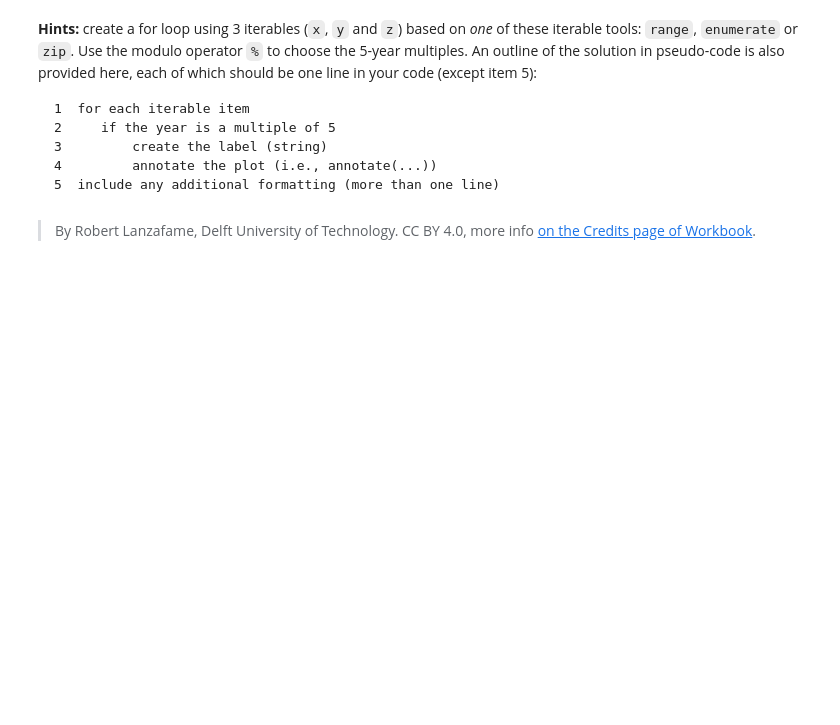
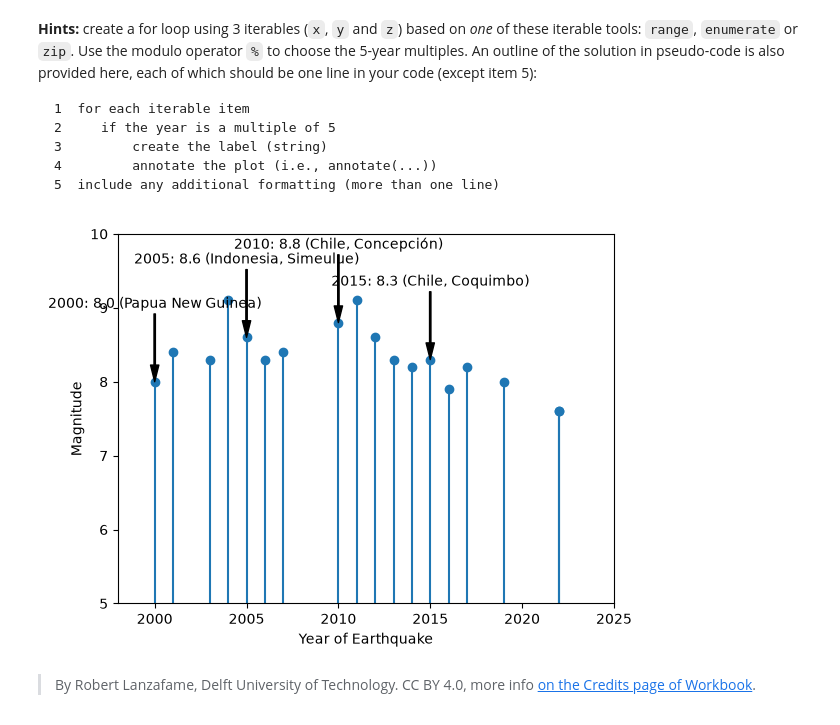
Before and after one commit to tmesticka/PA2.3, a Jupyter notebook: 3_stem_plots.ipynb, the cells around one changed output. Cells and saved outputs as stored; diff of their text form; code cells hidden in the pictures; blank space fills up the shorter version.

Commit message:
3_stem_plots

```diff
--- a/3_stem_plots.ipynb
+++ b/3_stem_plots.ipynb
@@ -76,2 +74,24 @@ plt.savefig('my_earthquake.svg')
+# %%
+# 1. Draw the stems (this is what was missing)
+plt.stem(year, magn)
+
+# 2. Loop over the three iterables at once
+for x, y, z in zip(year, magn, site):
+    if x % 5 == 0:                                   # year is a multiple of 5
+        label = f'{x}: {y} ({z})'                    # create the label (string)
+        plt.annotate(label, (x, y),                  # annotate the plot
+                     xytext=(x, y + 1),              # place text above the point
+                     arrowprops=dict(facecolor='black', width=1, headwidth=6),
+                     ha='center')
+
+# 3. Additional formatting
+plt.xlabel('Year of Earthquake')
+plt.ylabel('Magnitude')
+plt.ylim(5, 10)
+plt.xlim(1998, 2025)
+
+plt.savefig('my_earthquake.svg')
+# %% [output]
+[figure, added]
 # %% [markdown]
 > By Robert Lanzafame, Delft University of Technology. CC BY 4.0, more info [on the Credits page of Workbook](https://mude.citg.tudelft.nl/workbook-2025/credits.html).
```
Also changed, not shown: parts of 2 cells of this notebook, 1 other file.
